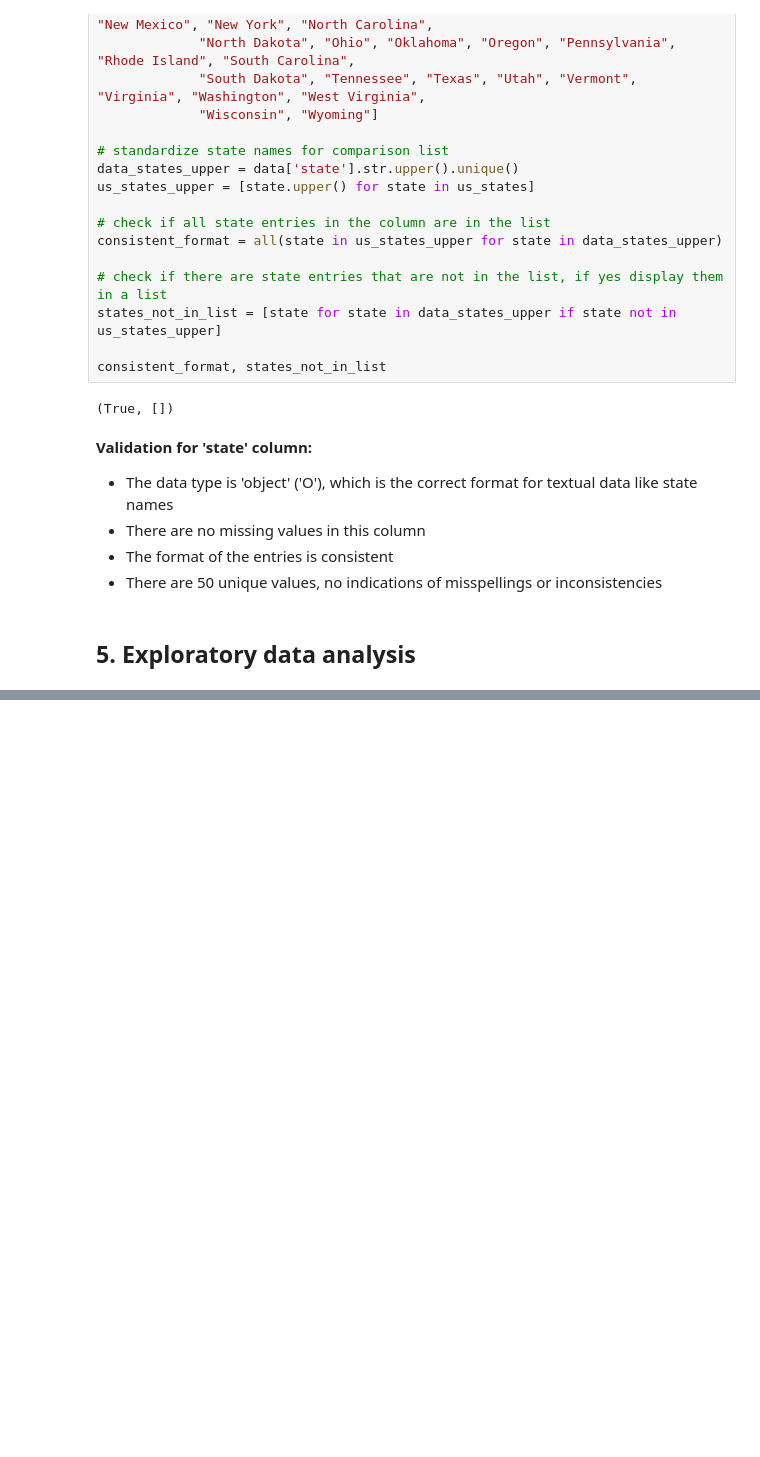
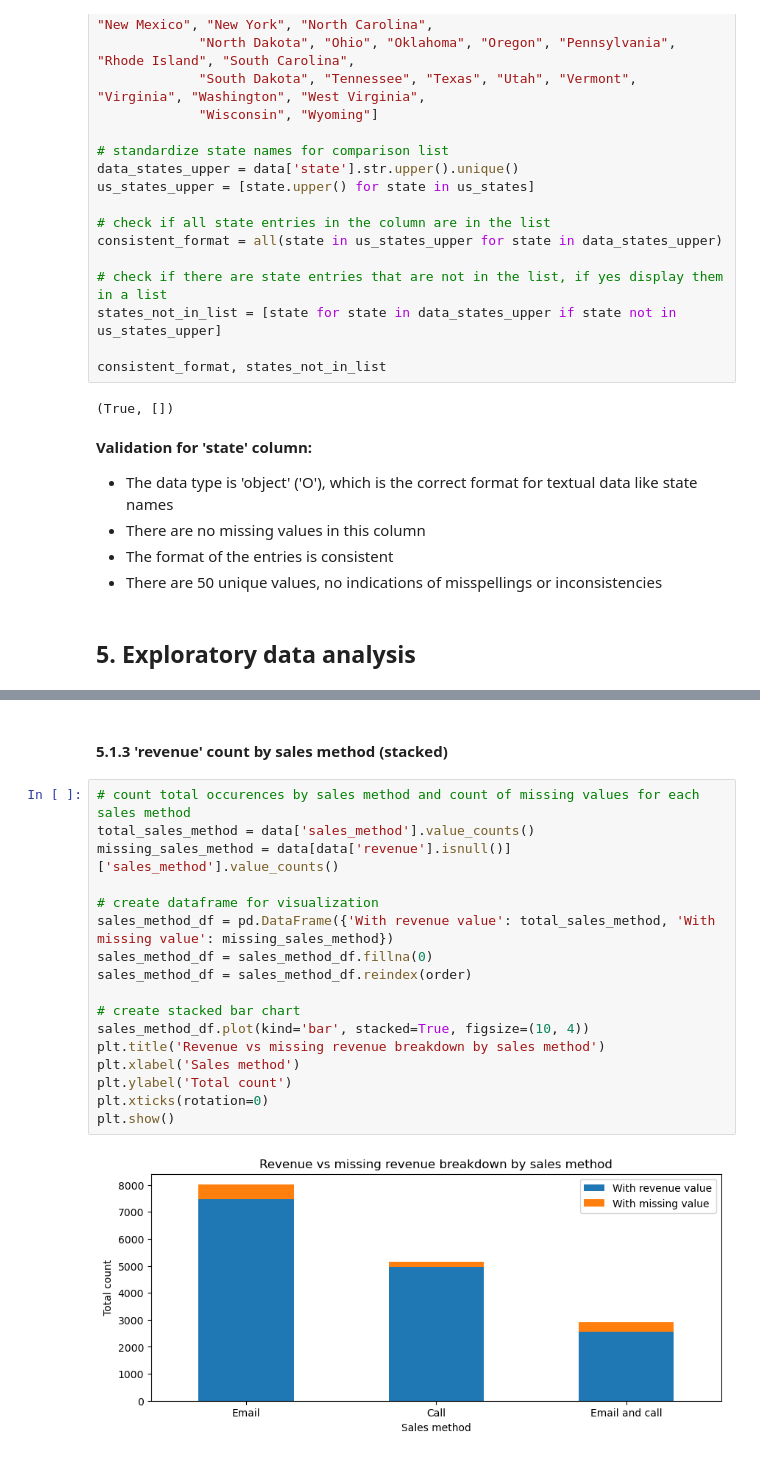
Before and after one commit to mikjf/datacamp_data_analyst_professional_python, a Jupyter notebook: exam_product_sales_analysis.ipynb, the cells around one changed output, grey strips where cells are left out. Drawn from its saved outputs; the diff is of its cells as text; blank space fills up the shorter version.

```diff
--- a/exam_product_sales_analysis.ipynb
+++ b/exam_product_sales_analysis.ipynb
@@ -518,0 +596,21 @@ consistent_format, states_not_in_list
+# %% [markdown]
+#### 5.1.3 'revenue' count by sales method (stacked)
+# %%
+# count total occurences by sales method and count of missing values for each sales method
+total_sales_method = data['sales_method'].value_counts()
+missing_sales_method = data[data['revenue'].isnull()]['sales_method'].value_counts()
+
+# create dataframe for visualization
+sales_method_df = pd.DataFrame({'With revenue value': total_sales_method, 'With missing value': missing_sales_method})
+sales_method_df = sales_method_df.fillna(0)
+sales_method_df = sales_method_df.reindex(order)
+
+# create stacked bar chart
+sales_method_df.plot(kind='bar', stacked=True, figsize=(10, 4))
+plt.title('Revenue vs missing revenue breakdown by sales method')
+plt.xlabel('Sales method')
+plt.ylabel('Total count')
+plt.xticks(rotation=0)
+plt.show()
+# %% [output]
+[figure, added]
```
Also changed, not shown: parts of 13 cells of this notebook.
